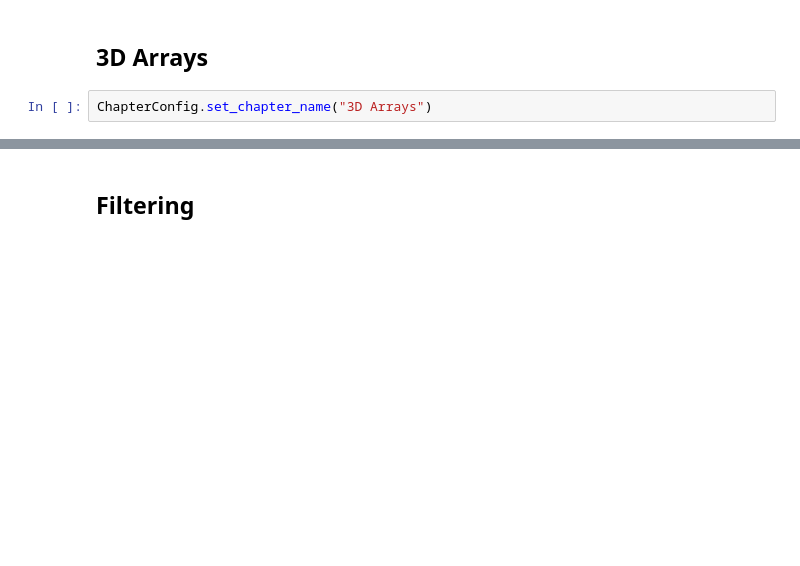
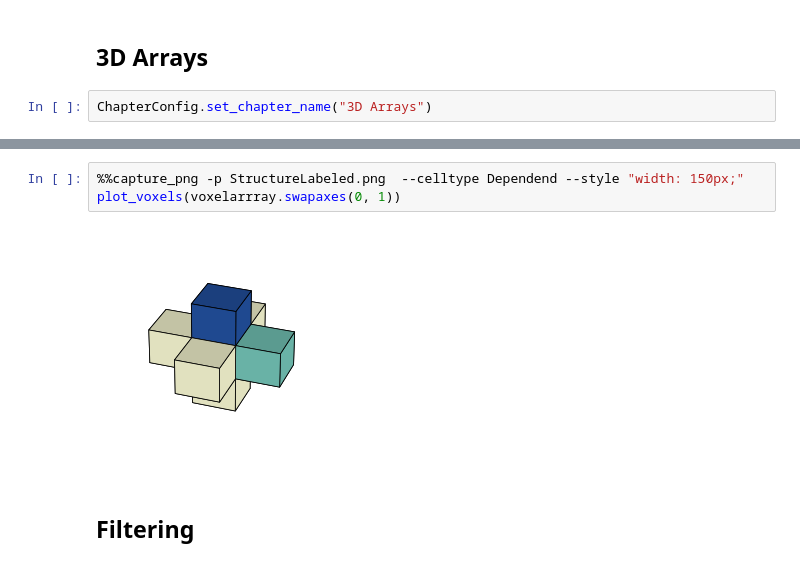
Before and after one commit to kolibril13/plywood-gallery-minimal-example, a Jupyter notebook: gallery.ipynb, the cells around one changed output, grey strips where cells are left out. Cells and saved outputs as stored; diff of their text form; blank space fills up the shorter version.

```diff
--- a/gallery.ipynb
+++ b/gallery.ipynb
@@ -137,3 +146,8 @@ plot_voxels(stacked_array, aspect=(1, 2, 1))
+# %%
+%%capture_png -p StructureLabeled.png  --celltype Dependend --style "width: 150px;"
+plot_voxels(voxelarrray.swapaxes(0, 1))
+# %% [output]
+[figure, added]
 # %% [markdown]
 ## Filtering
 # %%
```
Also changed, not shown: parts of 10 cells of this notebook, 20 other files.
